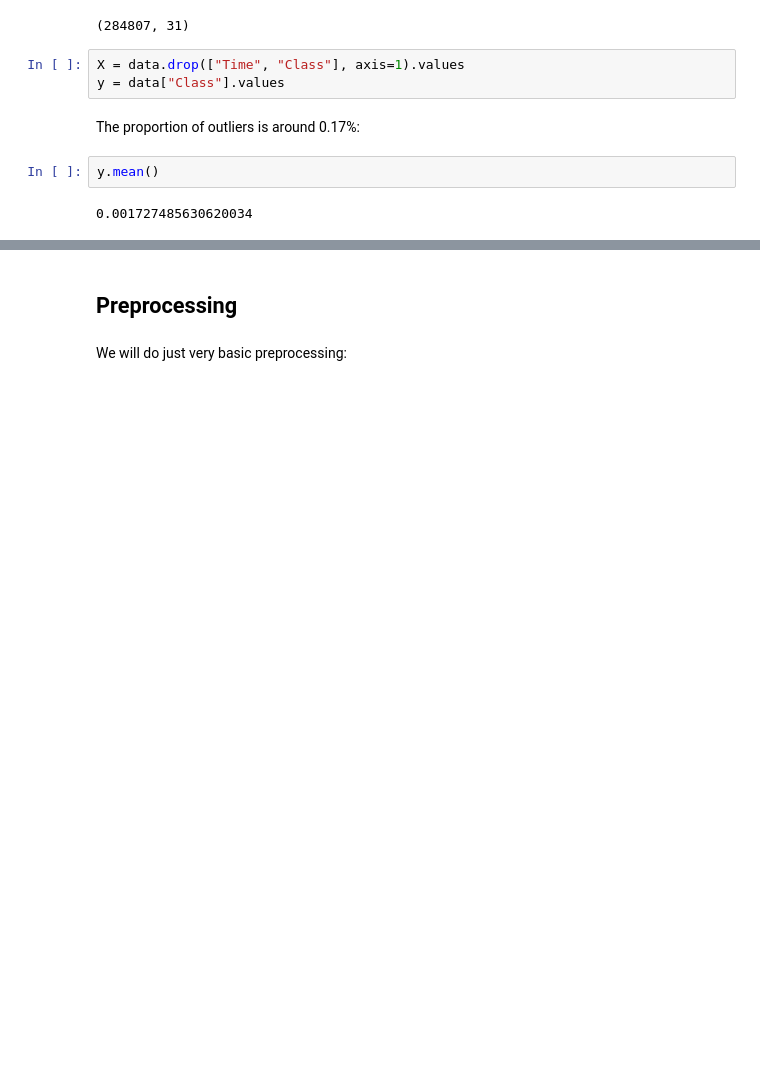
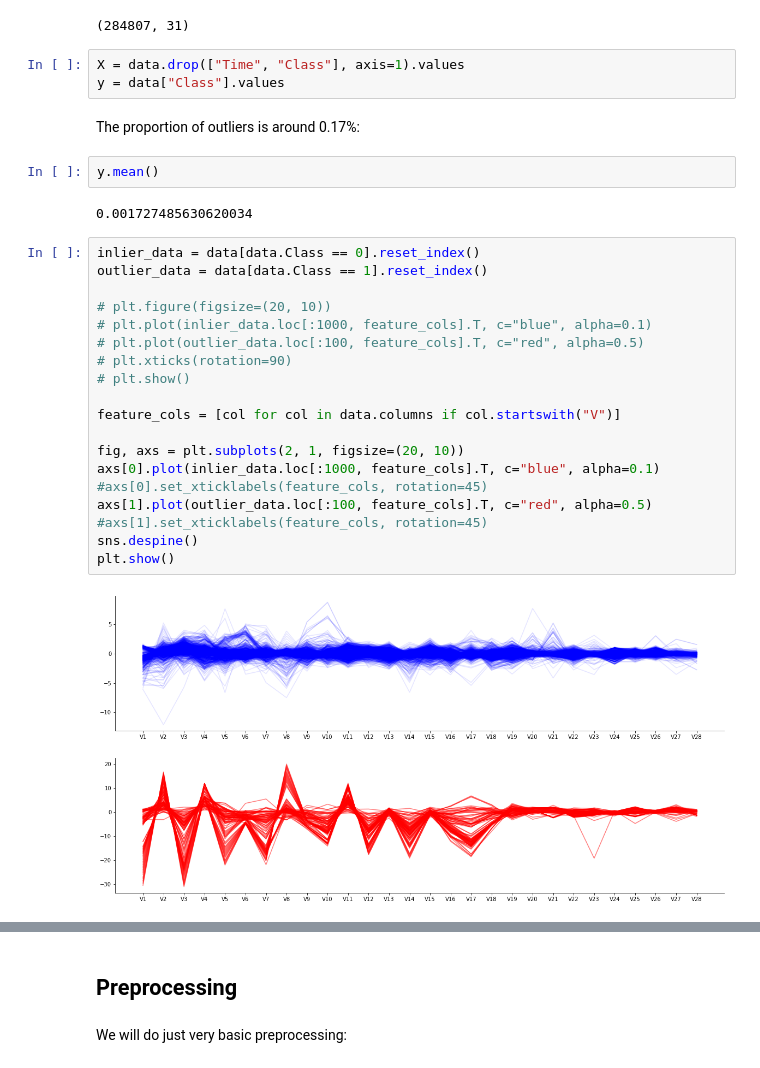
Before and after one commit to danieltsoukup/autoencoders, a Jupyter notebook: outlier_detection_with_autoencoders.ipynb, the cells around one changed output, grey strips where cells are left out. Cells and saved outputs as stored; diff of their text form; blank space fills up the shorter version.

```diff
--- a/outlier_detection_with_autoencoders.ipynb
+++ b/outlier_detection_with_autoencoders.ipynb
@@ -202,3 +198,24 @@ The proportion of outliers is around 0.17%:
 y.mean()
 # %% [output]
 0.001727485630620034
+# %%
+inlier_data = data[data.Class == 0].reset_index()
+outlier_data = data[data.Class == 1].reset_index()
+
+# plt.figure(figsize=(20, 10))
+# plt.plot(inlier_data.loc[:1000, feature_cols].T, c="blue", alpha=0.1)
+# plt.plot(outlier_data.loc[:100, feature_cols].T, c="red", alpha=0.5)
+# plt.xticks(rotation=90)
+# plt.show()
+
+feature_cols = [col for col in data.columns if col.startswith("V")]
+
+fig, axs = plt.subplots(2, 1, figsize=(20, 10))
+axs[0].plot(inlier_data.loc[:1000, feature_cols].T, c="blue", alpha=0.1)
+#axs[0].set_xticklabels(feature_cols, rotation=45)
+axs[1].plot(outlier_data.loc[:100, feature_cols].T, c="red", alpha=0.5)
+#axs[1].set_xticklabels(feature_cols, rotation=45)
+sns.despine()
+plt.show()
+# %% [output]
+[figure, added]
```
Also changed, not shown: parts of 30 cells of this notebook, 1 other file.
